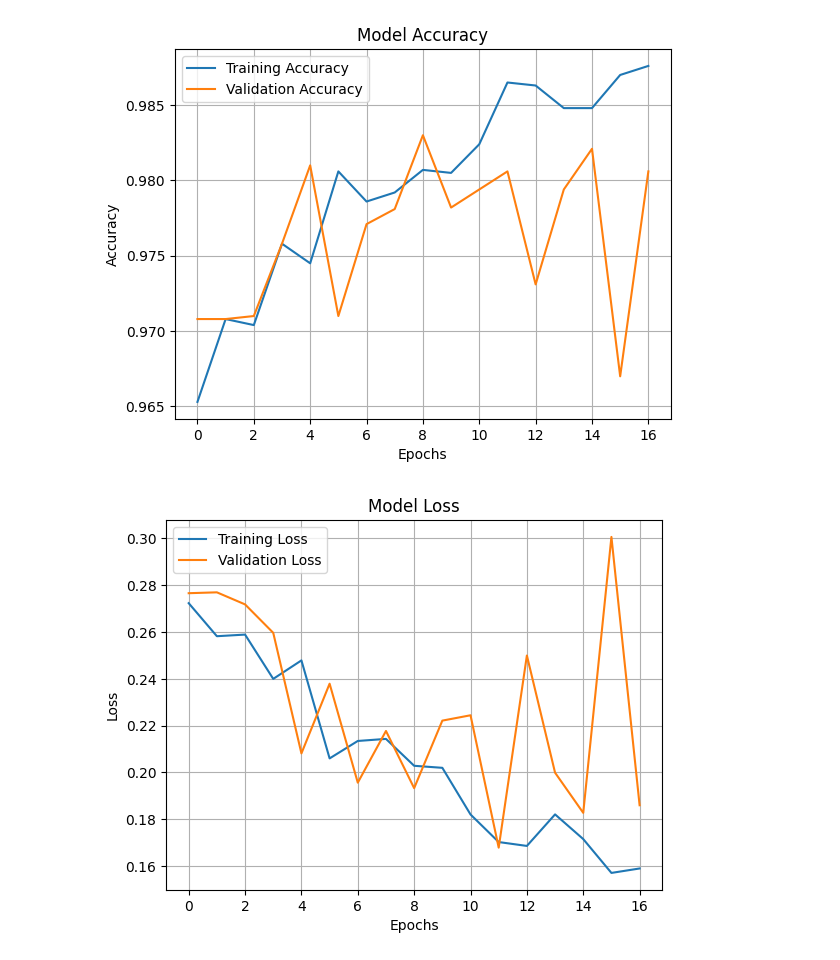
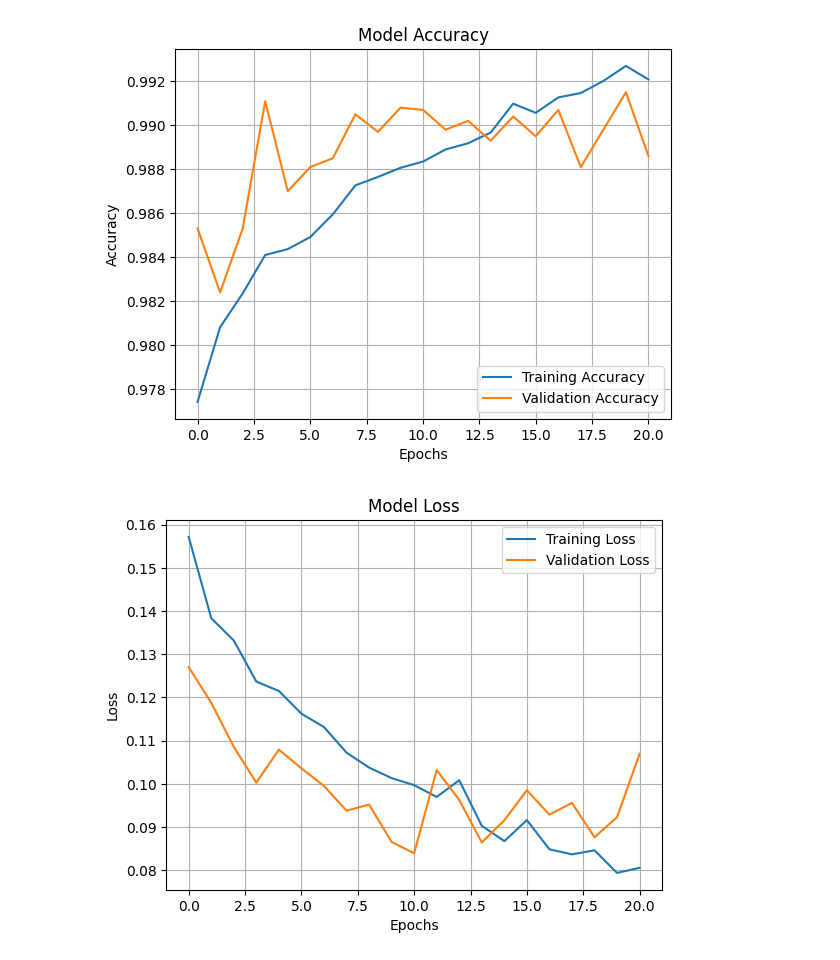
Before and after one commit to kusawokoshitemori/MachineLearningPractice, a Jupyter notebook: MachineLearningPractice.ipynb, the cells around one changed output. Cells and saved outputs as stored; diff of their text form; code cells hidden in the pictures.

```diff
--- a/MachineLearningPractice.ipynb
+++ b/MachineLearningPractice.ipynb
@@ -35,9 +35,9 @@ from tensorflow.keras.datasets import mnist
 # MNISTデータを取得
 (train_images, train_labels), (test_images, test_labels) = mnist.load_data()
 
-# 訓練データを10000枚に制限
-train_images = train_images[:10000]
-train_labels = train_labels[:10000]
+# # 訓練データを10000枚に制限
+# train_images = train_images[:10000]
+# train_labels = train_labels[:10000]
 
 # 画像を表示
 # plt.imshow(train_images[0], cmap="gray")
@@ -58,6 +58,7 @@ test_images = test_images.reshape(-1, 28, 28, 1).astype("float32") / 255.0
 # test_labels = to_categorical(test_labels, num_classes=10)
 # %%
 from tensorflow.keras import models, layers, regularizers
+from tensorflow.keras.optimizers import Adam
 
 # モデルの関数化
 def build_model(hp):
@@ -108,11 +109,17 @@ def build_model(hp):
     # Flattenして全結合層へ
     model.add(layers.Flatten())
 
+    # # 隠れ層（ユニット数はハイパーパラメータ）
+    # model.add(layers.Dense(
+    #     units=hp.Int("units",min_value=32,max_value=64,step=32),
+    #     activation="relu",
+    #     kernel_regularizer=regularizers.l2(hp.Float('l2_reg', min_value=0.1, max_value=0.4, step=0.005))
+    # ))
     # 隠れ層（ユニット数はハイパーパラメータ）
     model.add(layers.Dense(
-        units=hp.Int("units",min_value=16,max_value=65,step=16),
+        units=64,
         activation="relu",
-        kernel_regularizer=regularizers.l2(hp.Float('l2_reg', min_value=0.2, max_value=0.6, step=0.005))
+        kernel_regularizer=regularizers.l2(0.18)
     ))
 
     # Dropout（過学習防止）
@@ -121,11 +128,12 @@ def build_model(hp):
     # 出力層
     model.add(layers.Dense(10, activation="softmax"))
 
-    model.compile(
-        optimizer="adam",
-        loss="categorical_crossentropy",
-        metrics=["accuracy"],
-    )
+      model.compile(
+          optimizer=Adam(learning_rate=0.0005),
+          optimizer="adam",
+          loss="categorical_crossentropy",
+          metrics=["accuracy"],
+      )
     return model
 # %%
 from tensorflow.keras.utils import to_categorical
@@ -144,20 +152,20 @@ shutil.rmtree("my_tuner", ignore_errors=True)
 tuner = RandomSearch(
     build_model,
     objective="val_loss",
-    max_trials=20,  # 10回の試行
+    max_trials=10,  # 10回の試行
     executions_per_trial=1,
     directory="my_tuner",
     project_name="mnist_cnn"
 )
 
 # チューニングを実行
-tuner.search(train_images, train_labels, epochs=5, validation_data=(test_images, test_labels))
+tuner.search(train_images, train_labels, epochs=1, validation_data=(test_images, test_labels))
 
 # 最適なハイパーパラメータを取得
 best_hps = tuner.get_best_hyperparameters(num_trials=1)[0]
 
-# 最適な L2 正則化の値を表示
-print(f"最適な L2 正則化の値: {best_hps.get('l2_reg')}")
+# # 最適な L2 正則化の値を表示
+# print(f"最適な L2 正則化の値: {best_hps.get('l2_reg')}")
 
 # 最適なモデルを取得
 best_model = tuner.get_best_models()[0]
@@ -204,10 +210,12 @@ Test accuracy: 0.9806
 import matplotlib.pyplot as plt
 from tensorflow.keras.callbacks import EarlyStopping
 
+
+
 # EarlyStoppingの設定
 early_stopping = EarlyStopping(
     monitor='val_loss',
-    patience=5,
+    patience=10,
     restore_best_weights=True
 )
 
@@ -219,6 +227,7 @@ early_stopping = EarlyStopping(
 # best_model の再学習
 hist = best_model.fit(train_images, train_labels,
                       epochs=50,
+                      batch_size=128,
                       validation_data=(test_images, test_labels),
                       callbacks=[early_stopping])
 
@@ -261,2 +270,2 @@ Epoch 17/50
-[figure, old version]
+[figure, new version]
-[figure, old version]
+[figure, new version]
```
Also changed, not shown: parts of 7 cells of this notebook.
